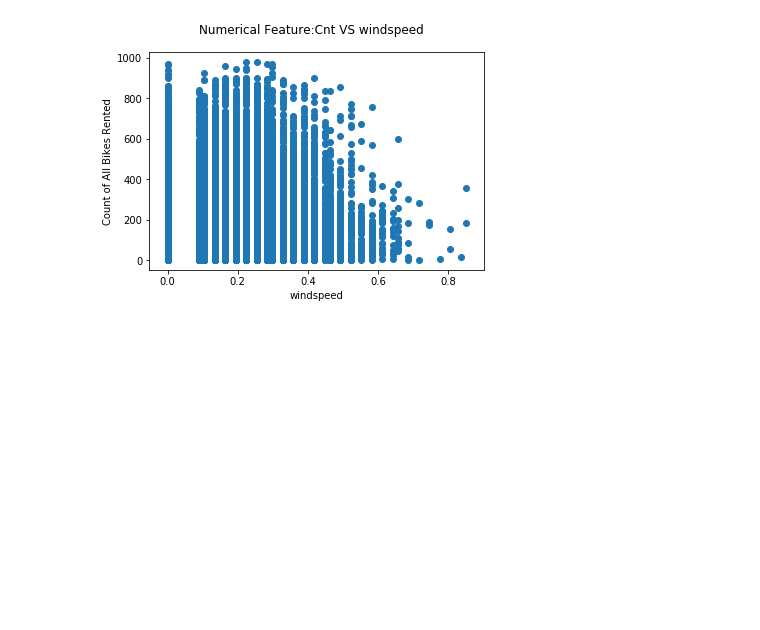
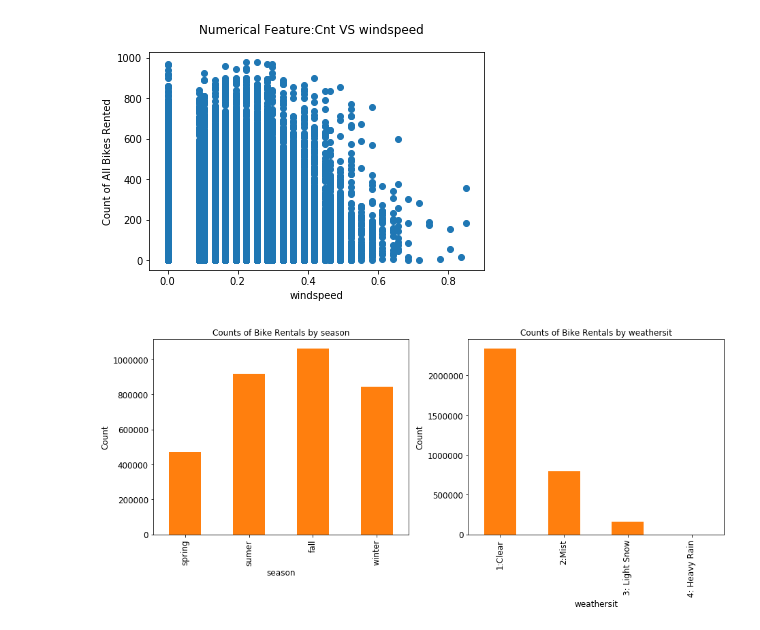
Before and after one commit to lookertan/ml_git, a Jupyter notebook: change_source.ipynb, the cells around one changed output. Drawn from its saved outputs; the diff is of its cells as text; code cells hidden in the pictures; blank space fills up the shorter version.

```diff
--- a/change_source.ipynb
+++ b/change_source.ipynb
@@ -64,0 +63,20 @@ plt.subplots(nrows=1,ncols=2,figsize=(13,6))
+# %%
+f,(ax1,ax2)= plt.subplots(nrows=1,ncols=2,figsize=(13,6))
+ax1 = bikes_hour_df[['season','cnt']].groupby(['season']).sum().reset_index().plot(kind='bar',
+                                                                                  legend=False,title="Counts of Bike Rentals by season",
+                                                                                  stacked=True,fontsize=12,ax=ax1)
+ax1.set_xlabel("season",fontsize=12)
+ax1.set_ylabel("Count",fontsize=12)
+ax1.set_xticklabels(['spring','sumer','fall','winter'])
+
+ax2 =bikes_hour_df[['weathersit','cnt']].groupby(['weathersit']).sum().reset_index().plot(kind='bar',
+                                                                                          legend=False,stacked=True,title="Counts of Bike Rentals by weathersit",
+                                                                                          fontsize=12,ax=ax2
+                                                                                         )
+ax2.set_xlabel("weathersit",fontsize=12)
+ax2.set_ylabel("Count",fontsize=12)
+ax2.set_xticklabels(['1:Clear','2:Mist','3: Light Snow','4: Heavy Rain'])
+
+f.tight_layout()
+# %% [output]
+[figure, added]
```
Also changed, not shown: parts of 20 cells of this notebook, 2 other files.
